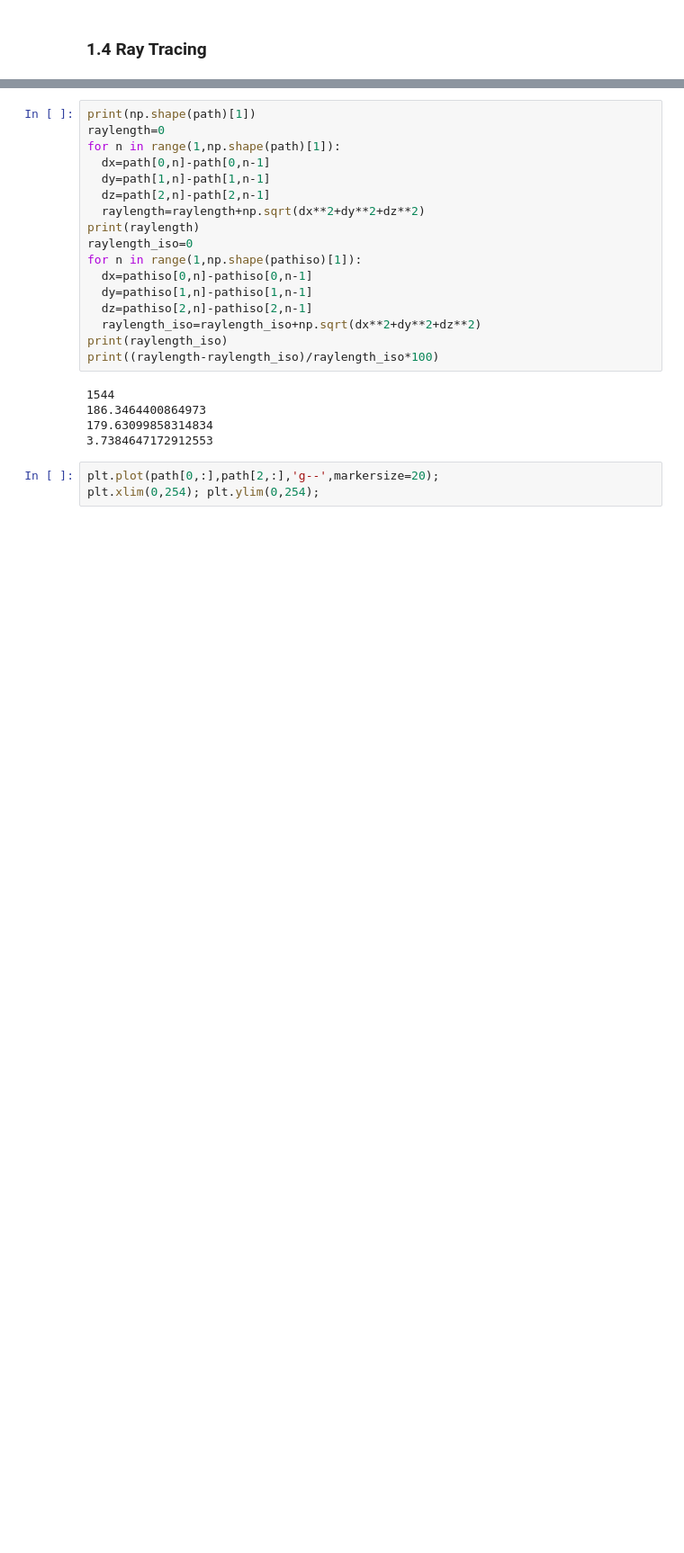
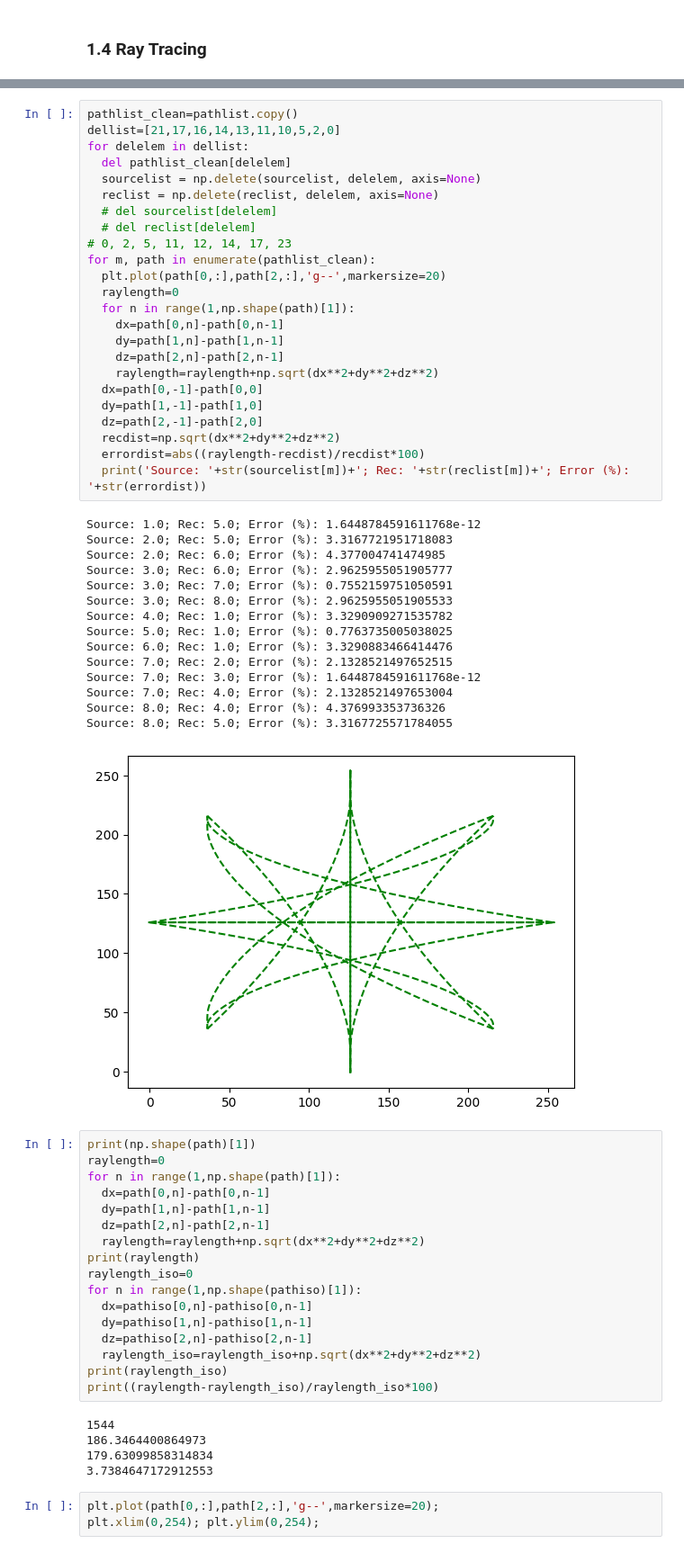
Before and after one commit to GGGiozzaG/Acoustic-Geomechanics, a Jupyter notebook: TestFastMarchingv1.ipynb, the cells around one changed output, grey strips where cells are left out. Shown at 90% size. Saved outputs shown, nothing was run; the diff lists cells and outputs as text; blank space fills up the shorter version.

```diff
--- a/TestFastMarchingv1.ipynb
+++ b/TestFastMarchingv1.ipynb
@@ -211,3 +266,43 @@ After trim (3, 895)
+# %%
+pathlist_clean=pathlist.copy()
+dellist=[21,17,16,14,13,11,10,5,2,0]
+for delelem in dellist:
+  del pathlist_clean[delelem]
+  sourcelist = np.delete(sourcelist, delelem, axis=None)
+  reclist = np.delete(reclist, delelem, axis=None)
+  # del sourcelist[delelem]
+  # del reclist[delelem]
+# 0, 2, 5, 11, 12, 14, 17, 23
+for m, path in enumerate(pathlist_clean):
+  plt.plot(path[0,:],path[2,:],'g--',markersize=20)
+  raylength=0
+  for n in range(1,np.shape(path)[1]):
+    dx=path[0,n]-path[0,n-1]
+    dy=path[1,n]-path[1,n-1]
+    dz=path[2,n]-path[2,n-1]
+    raylength=raylength+np.sqrt(dx**2+dy**2+dz**2)
+  dx=path[0,-1]-path[0,0]
+  dy=path[1,-1]-path[1,0]
+  dz=path[2,-1]-path[2,0]
+  recdist=np.sqrt(dx**2+dy**2+dz**2)
+  errordist=abs((raylength-recdist)/recdist*100)
+  print('Source: '+str(sourcelist[m])+'; Rec: '+str(reclist[m])+'; Error (%): '+str(errordist))
+# %% [output]
+Source: 1.0; Rec: 5.0; Error (%): 1.6448784591611768e-12
+Source: 2.0; Rec: 5.0; Error (%): 3.3167721951718083
+Source: 2.0; Rec: 6.0; Error (%): 4.377004741474985
+Source: 3.0; Rec: 6.0; Error (%): 2.9625955051905777
+Source: 3.0; Rec: 7.0; Error (%): 0.7552159751050591
+Source: 3.0; Rec: 8.0; Error (%): 2.9625955051905533
+Source: 4.0; Rec: 1.0; Error (%): 3.3290909271535782
+Source: 5.0; Rec: 1.0; Error (%): 0.7763735005038025
+Source: 6.0; Rec: 1.0; Error (%): 3.3290883466414476
+Source: 7.0; Rec: 2.0; Error (%): 2.1328521497652515
+Source: 7.0; Rec: 3.0; Error (%): 1.6448784591611768e-12
+Source: 7.0; Rec: 4.0; Error (%): 2.1328521497653004
+Source: 8.0; Rec: 4.0; Error (%): 4.376993353736326
+Source: 8.0; Rec: 5.0; Error (%): 3.3167725571784055
+[figure, added]
 # %%
 print(np.shape(path)[1])
 raylength=0
```
Also changed, not shown: parts of 5 cells of this notebook.
